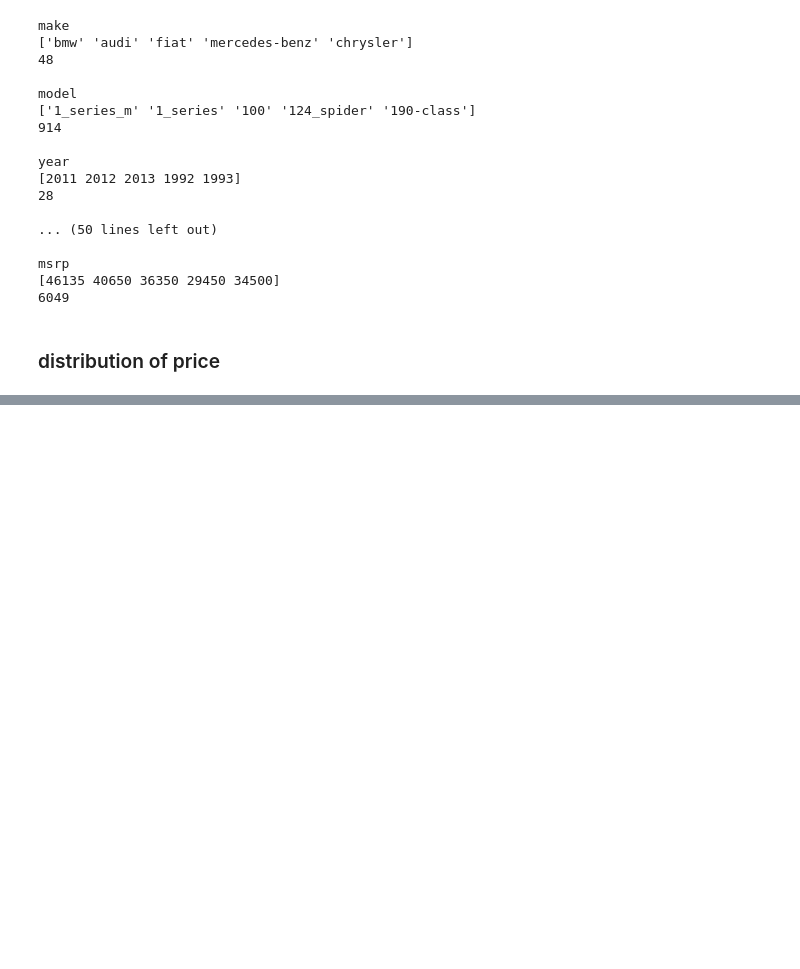
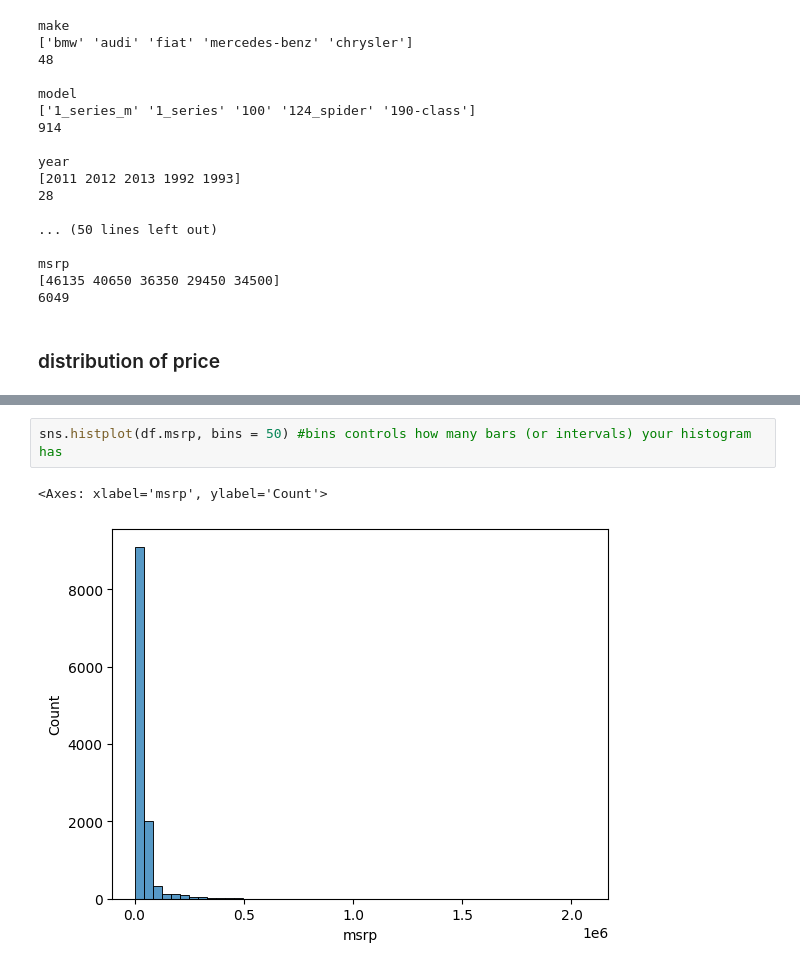
Before and after one commit to Liwhenandwhere/ML-Zoomcamp-Homework, a Jupyter notebook: CH2 Car price.ipynb, the cells around one changed output, grey strips where cells are left out. Cells and saved outputs as stored; diff of their text form; blank space fills up the shorter version.

```diff
--- a/CH2 Car price.ipynb
+++ b/CH2 Car price.ipynb
@@ -120,0 +131,5 @@ msrp
+# %%
+sns.histplot(df.msrp, bins = 50) #bins controls how many bars (or intervals) your histogram has
+# %% [output]
+<Axes: xlabel='msrp', ylabel='Count'>
+[figure, added]
```
Also changed, not shown: parts of 17 cells of this notebook, 1 other file.
